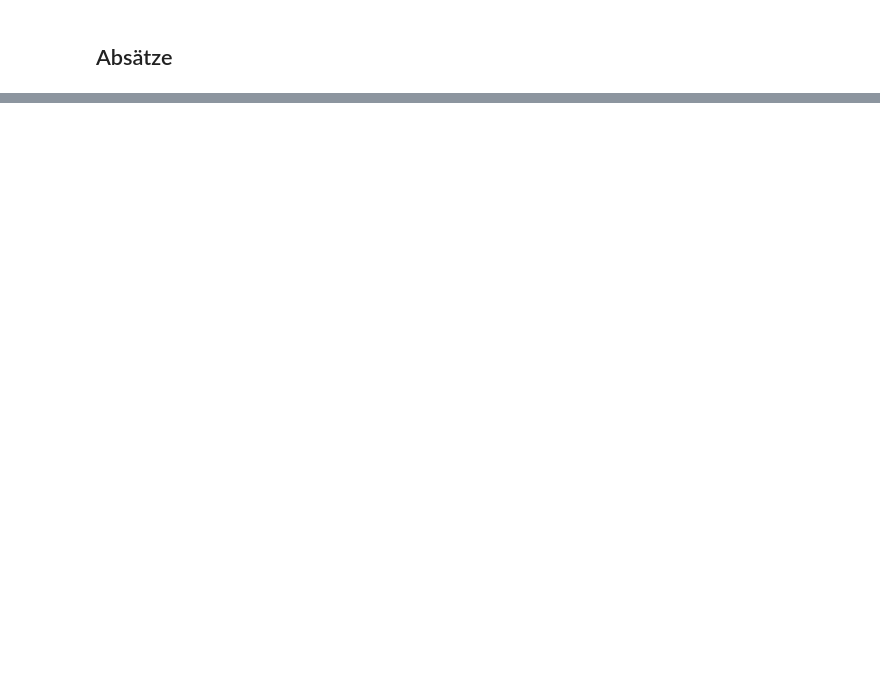
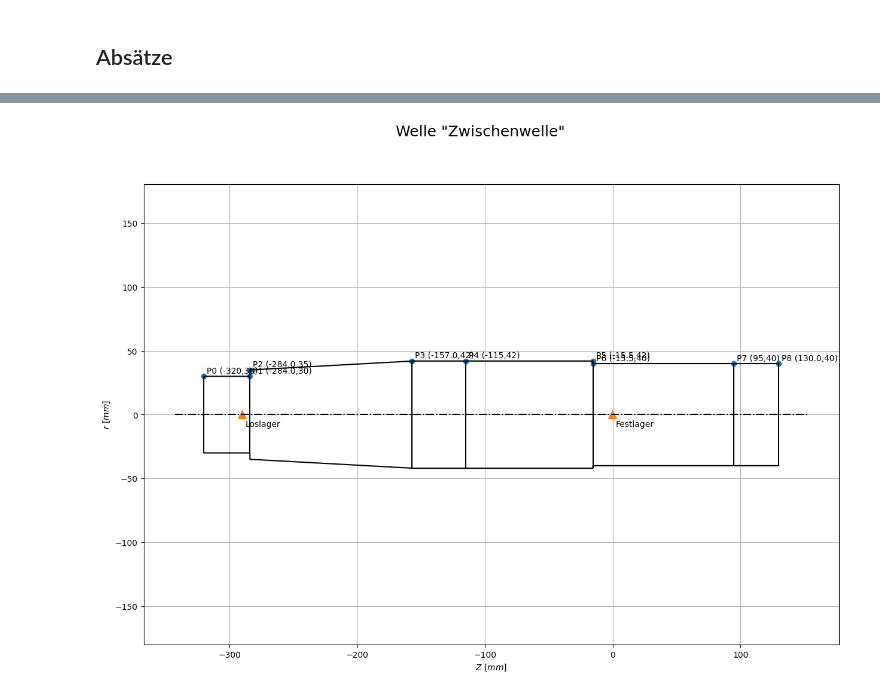
Before and after one commit to sydgtfzguhgfhtr/ME_Wellennachweis, a Jupyter notebook: Lager_und_Wellen.ipynb, the cells around one changed output, grey strips where cells are left out. Drawn from its saved outputs; the diff is of its cells as text; code cells hidden in the pictures; blank space fills up the shorter version.

```diff
--- a/Lager_und_Wellen.ipynb
+++ b/Lager_und_Wellen.ipynb
@@ -73,0 +209,4 @@ Absätze
+# %%
+Zwischenwelle.welle_darstellen()
+# %% [output]
+[figure, added]
```
Also changed, not shown: parts of 44 cells of this notebook, 1 other file.
